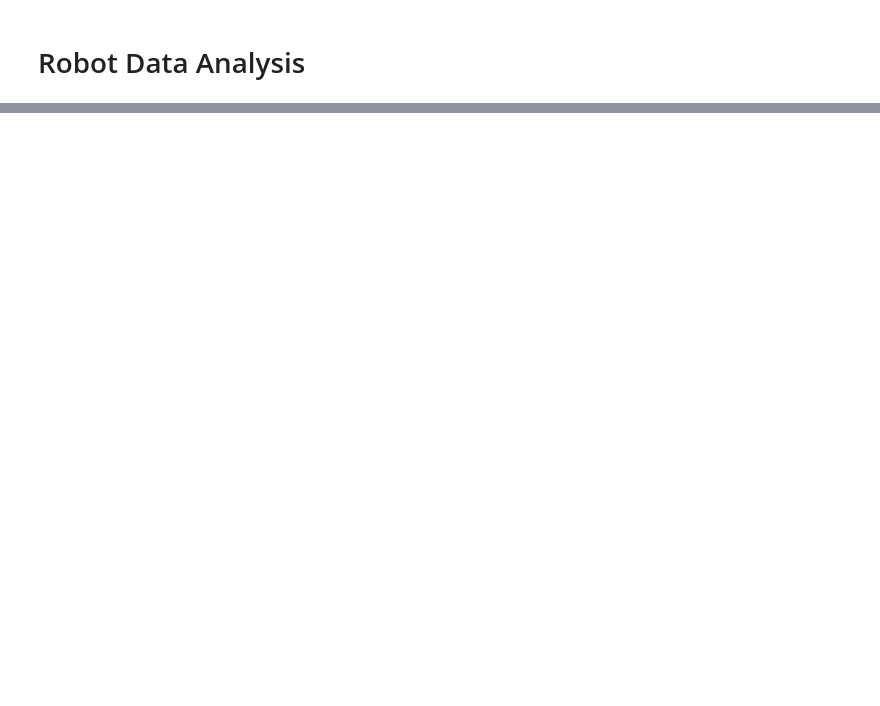
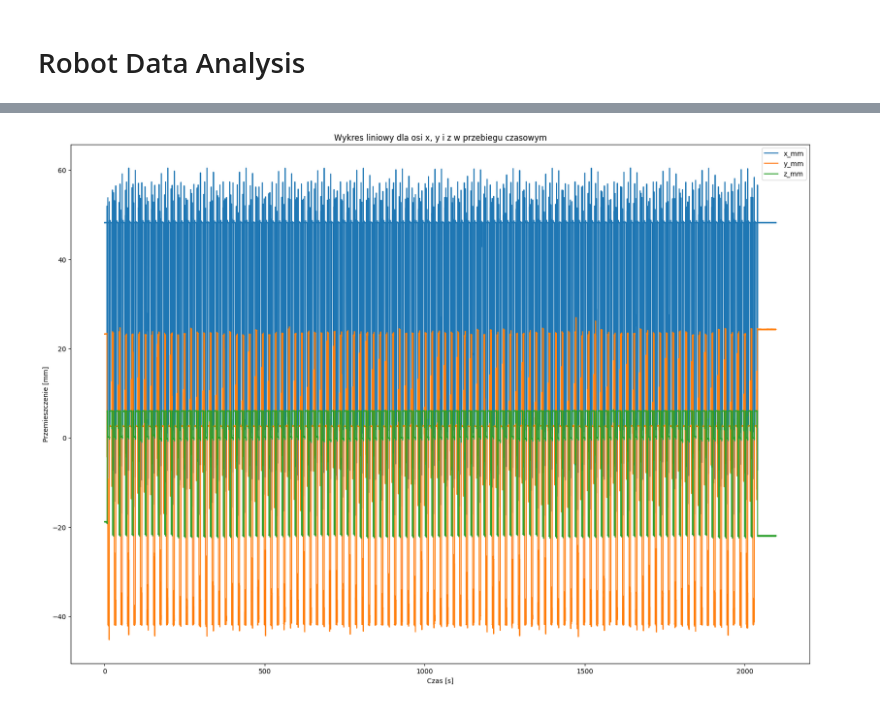
Before and after one commit to Niewiaro/Robot_Data_Analysis, a Jupyter notebook: robot-data-analysis.ipynb, the cells around one changed output, grey strips where cells are left out. Drawn from its saved outputs; the diff is of its cells as text; code cells hidden in the pictures; blank space fills up the shorter version.

```diff
--- a/robot-data-analysis.ipynb
+++ b/robot-data-analysis.ipynb
@@ -36,0 +170,27 @@ display(df)
+# %%
+import matplotlib.pyplot as plt
+
+# Ustawienie rozmiaru figury w milimetrach (rozmiar A4 poziomo)
+scale = 15
+fig = plt.figure(figsize=(297/scale, 210/scale))  # 297mm x 210mm (A4 poziomo)
+
+# Tworzenie wykresu liniowego
+plt.plot(df['t_s'], df['x_mm'], label='x_mm')
+plt.plot(df['t_s'], df['y_mm'], label='y_mm')
+plt.plot(df['t_s'], df['z_mm'], label='z_mm')
+
+# Ustawienie etykiet osi i tytułu
+plt.xlabel('Czas [s]')
+plt.ylabel('Przemieszczenie [mm]')
+plt.title('Wykres liniowy dla osi x, y i z w przebiegu czasowym')
+
+# Dodanie legendy
+plt.legend()
+
+# Zapisanie wykresu jako SVG w wysokiej rozdzielczości (800 DPI)
+plt.savefig('wykres_mm.svg', format='svg', dpi=800)
+
+# Wyświetlenie wykresu (opcjonalne, jeśli chcemy zobaczyć wykres w notatniku)
+plt.show()
+# %% [output]
+[figure, added]
```
Also changed, not shown: parts of 13 cells of this notebook.
